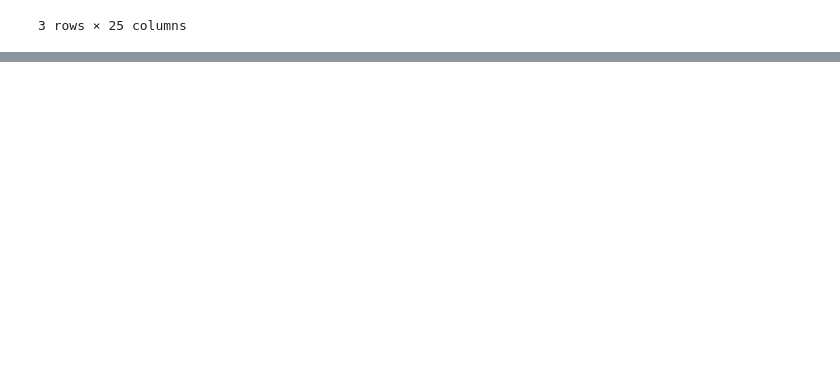
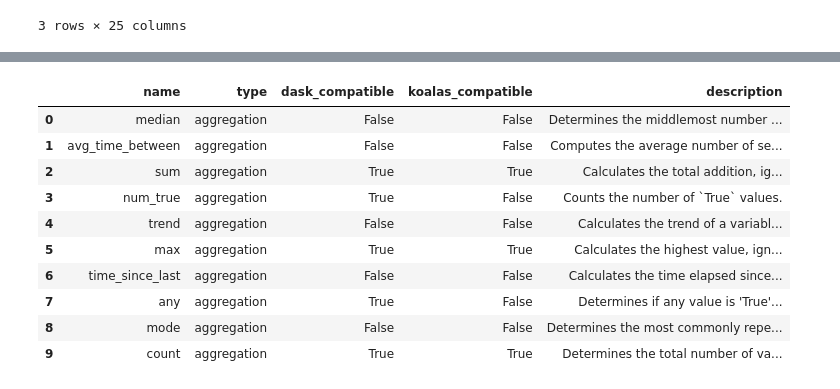
Before and after one commit to akiabe/kaggle_autofeatEng-tutorial, a Jupyter notebook: notebooks/autofeatEng_tutorial.ipynb, the cells around one changed output, grey strips where cells are left out. Drawn from its saved outputs; the diff is of its cells as text; code cells hidden in the pictures; blank space fills up the shorter version.

```diff
--- a/notebooks/autofeatEng_tutorial.ipynb
+++ b/notebooks/autofeatEng_tutorial.ipynb
@@ -136,0 +225,15 @@ es = ft.EntitySet(id="clients")
+# %%
+primitives = ft.list_primitives()
+primitives[primitives["type"] == "aggregation"].head(10)
+# %% [output]
+|  | name | type | dask_compatible | koalas_compatible | description |
+| 0 | median | aggregation | False | False | Determines the middlemost number ... |
+| 1 | avg_time_between | aggregation | False | False | Computes the average number of se... |
+| 2 | sum | aggregation | True | True | Calculates the total addition, ig... |
+| 3 | num_true | aggregation | True | False | Counts the number of `True` values. |
+| 4 | trend | aggregation | False | False | Calculates the trend of a variabl... |
+| 5 | max | aggregation | True | True | Calculates the highest value, ign... |
+| 6 | time_since_last | aggregation | False | False | Calculates the time elapsed since... |
+| 7 | any | aggregation | True | False | Determines if any value is 'True'... |
+| 8 | mode | aggregation | False | False | Determines the most commonly repe... |
+| 9 | count | aggregation | True | True | Determines the total number of va... |
```
Also changed, not shown: parts of 18 cells of this notebook.
